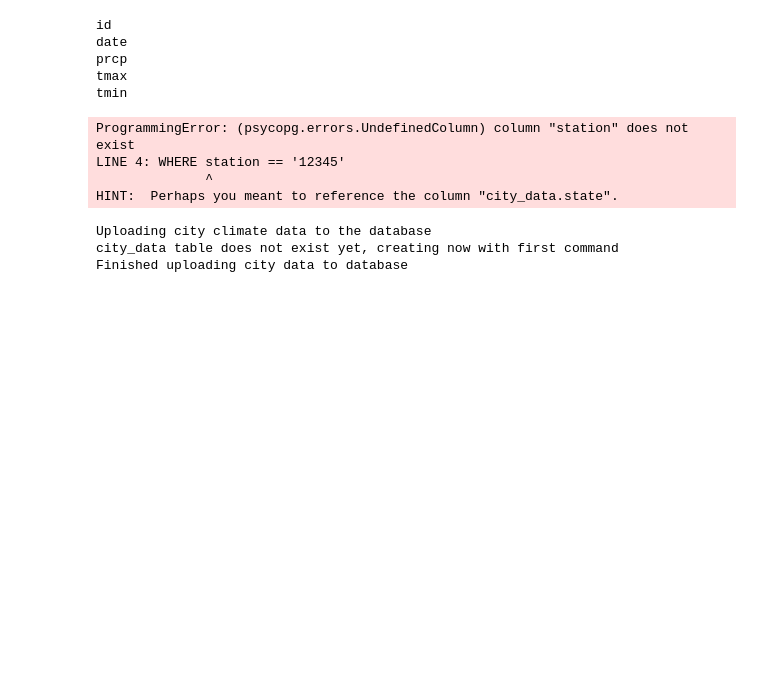
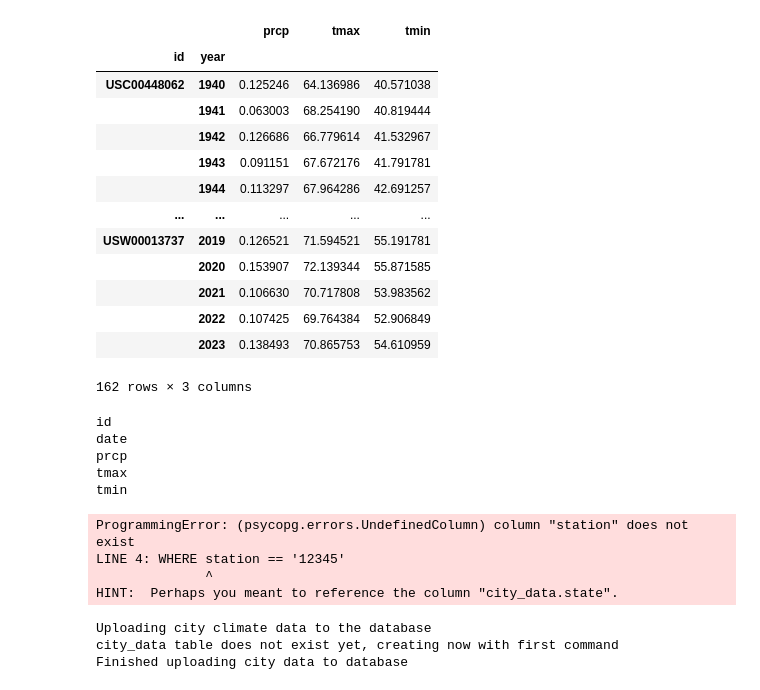
Before and after one commit to j-miskill/climate-ville, a Jupyter notebook: sandbox.ipynb, the cells around one changed output. Saved outputs shown, nothing was run; the diff lists cells and outputs as text; code cells hidden in the pictures; blank space fills up the shorter version.

```diff
--- a/sandbox.ipynb
+++ b/sandbox.ipynb
@@ -17,3 +41,34 @@ server, engine = cen.connect_to_postgres(password=pgpw) #need to add create=True
+# %%
+station_id_one = cli.get_station_id("norfolk, virginia")
+station_id_two = cli.get_station_id("augusta, virginia")
+
+df_one = cli.get_climate_data_from_postgres(station_id_one, engine=engine)
+df_two = cli.get_climate_data_from_postgres(station_id_two, engine=engine)
+
+full_df = pd.concat([df_one, df_two])
+full_df['date'] = pd.to_datetime(full_df['date'])
+full_df['year'] = full_df['date'].dt.year
+full_df['month'] = full_df['date'].dt.month
+full_df.groupby(["id", "year"]).agg(
+    {"prcp": "mean",
+     "tmax": "mean",
+     "tmin": "mean"}
+)
+# %% [output]
+|  |  | prcp | tmax | tmin |
+| id | year |  |  |  |
+| USC00448062 | 1940 | 0.125246 | 64.136986 | 40.571038 |
+|  | 1941 | 0.063003 | 68.254190 | 40.819444 |
+|  | 1942 | 0.126686 | 66.779614 | 41.532967 |
+|  | 1943 | 0.091151 | 67.672176 | 41.791781 |
+|  | 1944 | 0.113297 | 67.964286 | 42.691257 |
+| ... | ... | ... | ... | ... |
+| USW00013737 | 2019 | 0.126521 | 71.594521 | 55.191781 |
+|  | 2020 | 0.153907 | 72.139344 | 55.871585 |
+|  | 2021 | 0.106630 | 70.717808 | 53.983562 |
+|  | 2022 | 0.107425 | 69.764384 | 52.906849 |
+|  | 2023 | 0.138493 | 70.865753 | 54.610959 |
+162 rows × 3 columns
 # %%
 headers = cli.make_headers()
 station = cli.get_station_id("norfolk, virginia")
```
Also changed, not shown: parts of 1 cell of this notebook, 4 other files.
